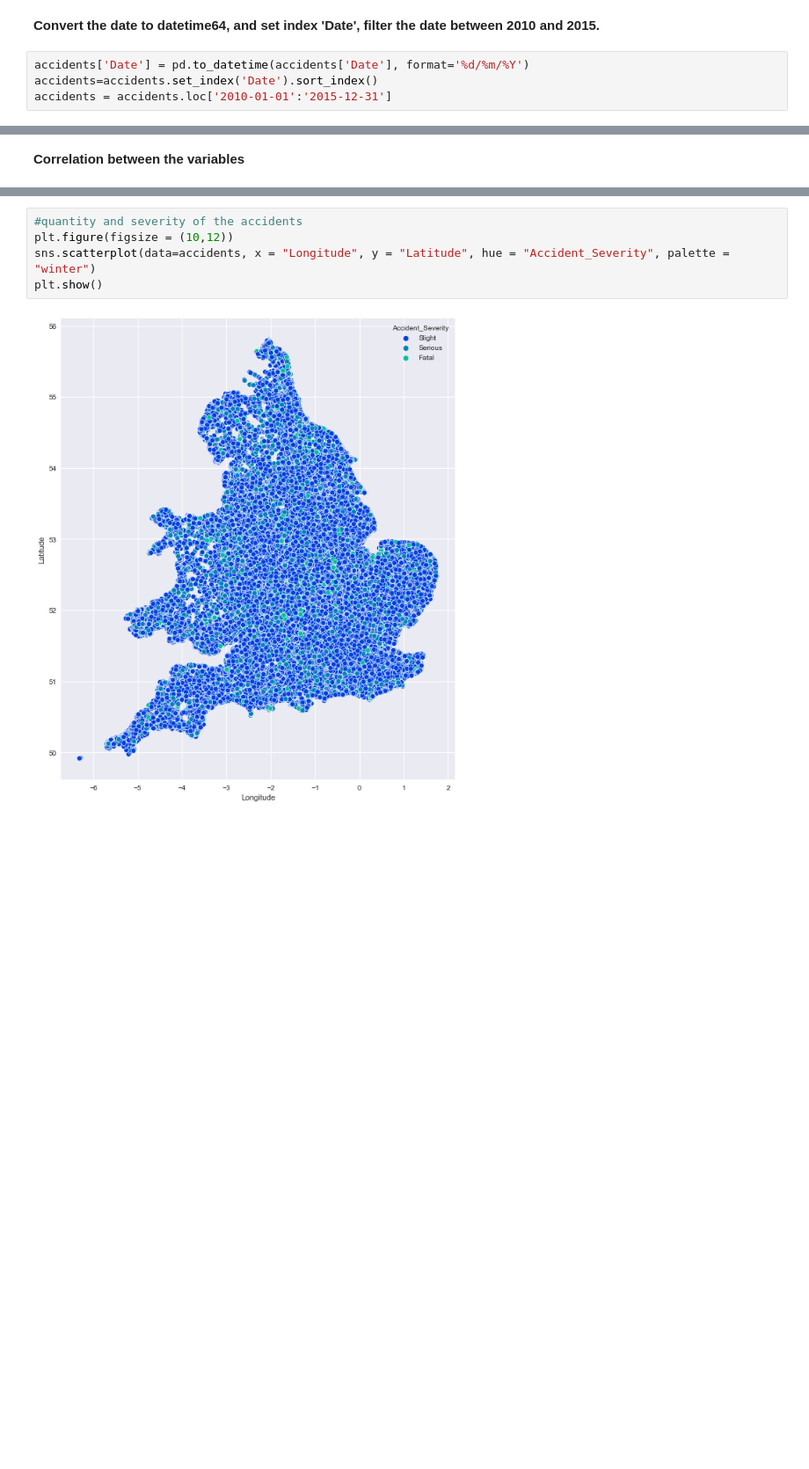
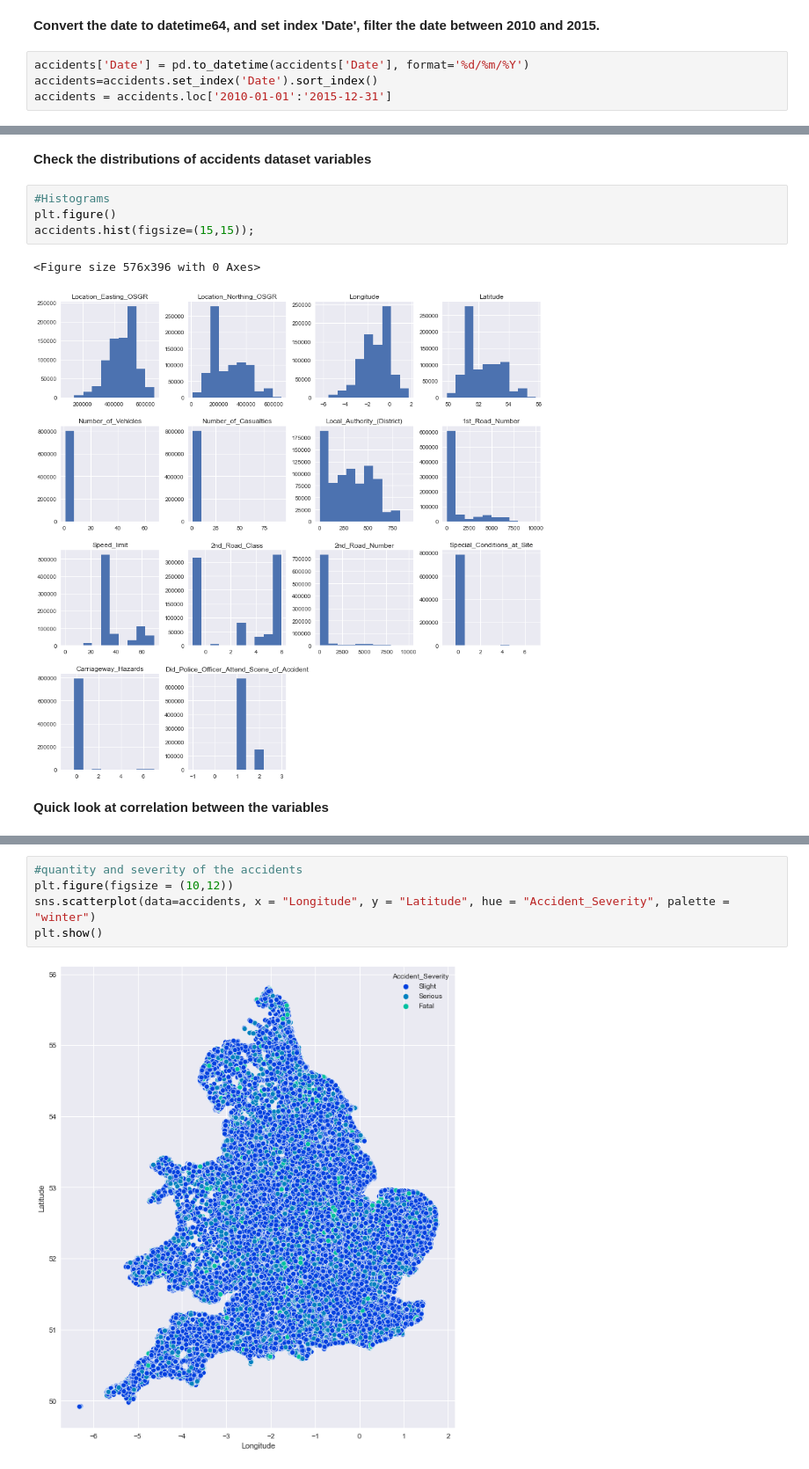
Before and after one commit to ersan-kucukoglu/accidents_python-project, a Jupyter notebook: code/UK_Accidents_Analysis.ipynb, the cells around one changed output, grey strips where cells are left out. Shown at 88% size. Saved outputs shown, nothing was run; the diff lists cells and outputs as text; blank space fills up the shorter version.

```diff
--- a/code/UK_Accidents_Analysis.ipynb
+++ b/code/UK_Accidents_Analysis.ipynb
@@ -232,5 +375,14 @@ Name: Accident_Index, Length: 2191, dtype: int64
+# %% [markdown]
+**Check the distributions of accidents dataset variables**
+# %%
+#Histograms
+plt.figure()
+accidents.hist(figsize=(15,15));
+# %% [output]
+<Figure size 576x396 with 0 Axes>
+[figure, added]
 # %% [markdown]
-**Correlation between the variables**
+**Quick look at correlation between the variables**
 # %%
 #correlation
 accidents_corr = accidents.corr()
```
Also changed, not shown: parts of 156 cells of this notebook.
